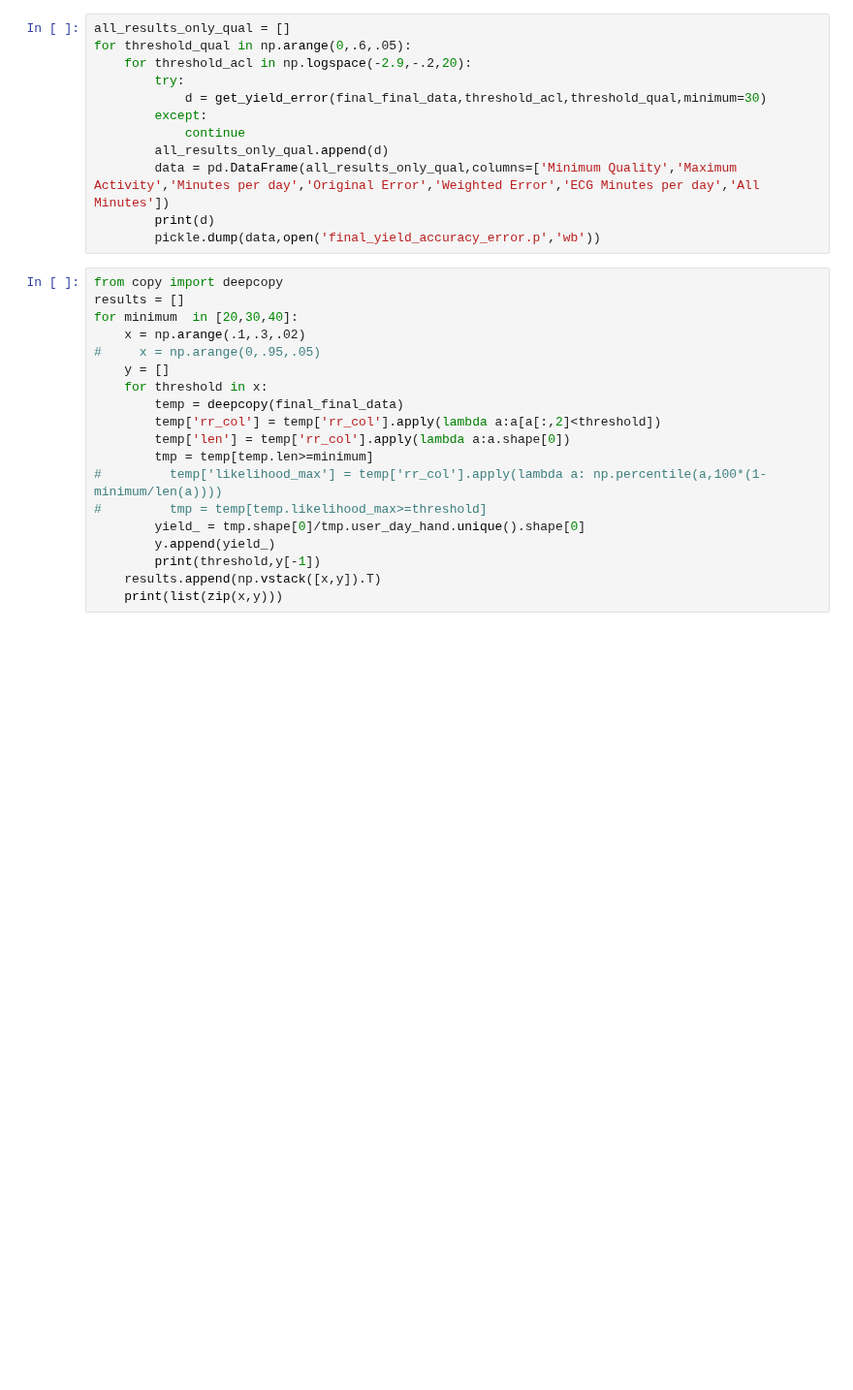
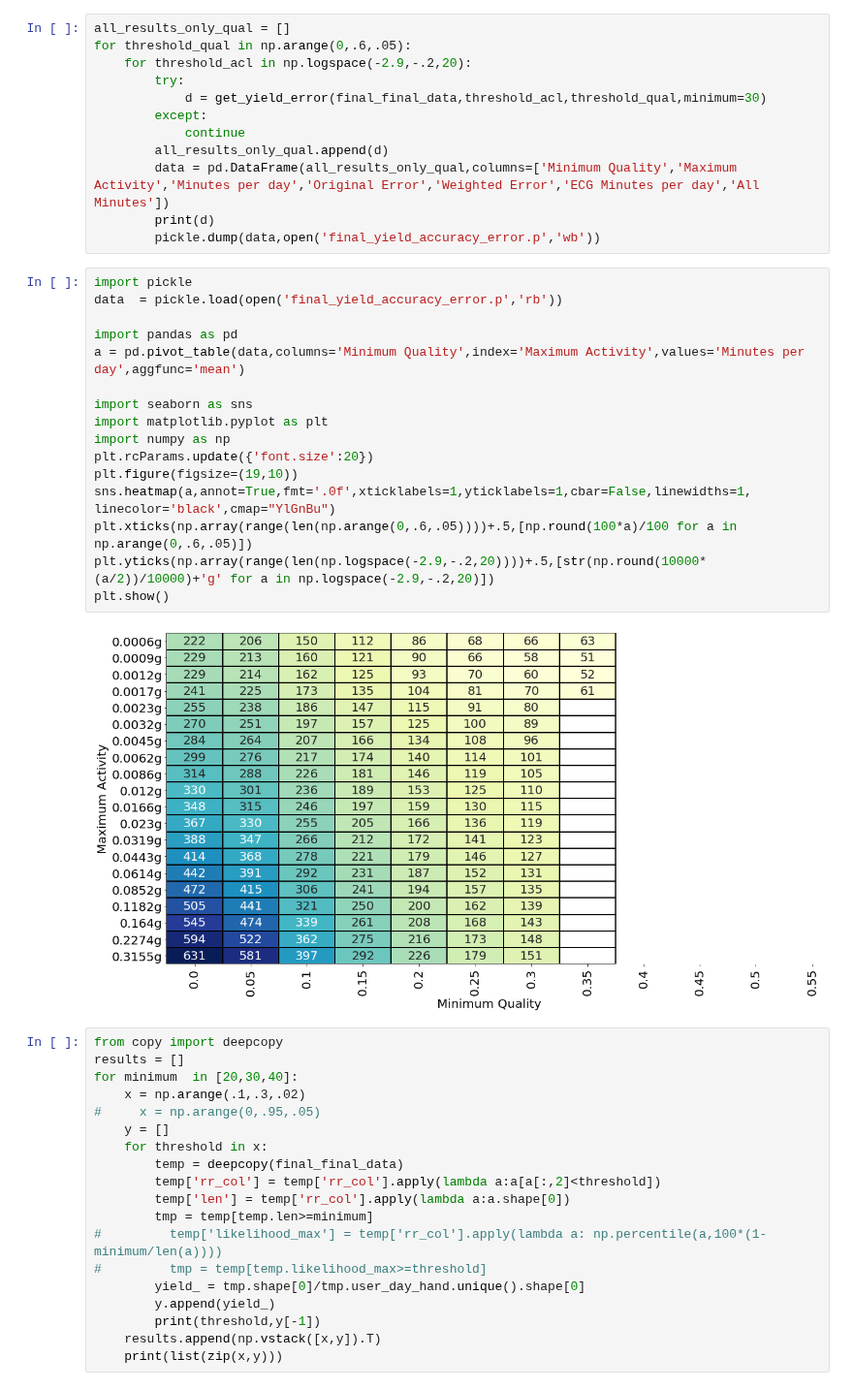
Before and after one commit to aungkonazim/RR-ECG-PPG, a Jupyter notebook: stress_exp/main_read_all_data.ipynb, the cells around one changed output. Shown at 97% size. Cells and saved outputs as stored; diff of their text form; blank space fills up the shorter version.

```diff
--- a/stress_exp/main_read_all_data.ipynb
+++ b/stress_exp/main_read_all_data.ipynb
@@ -246,6 +246,24 @@ for threshold_qual in np.arange(0,.6,.05):
         data = pd.DataFrame(all_results_only_qual,columns=['Minimum Quality','Maximum Activity','Minutes per day','Original Error','Weighted Error','ECG Minutes per day','All Minutes'])
         print(d)
         pickle.dump(data,open('final_yield_accuracy_error.p','wb'))
+# %%
+import pickle
+data  = pickle.load(open('final_yield_accuracy_error.p','rb'))
+
+import pandas as pd
+a = pd.pivot_table(data,columns='Minimum Quality',index='Maximum Activity',values='Minutes per day',aggfunc='mean')
+
+import seaborn as sns
+import matplotlib.pyplot as plt
+import numpy as np
+plt.rcParams.update({'font.size':20})
+plt.figure(figsize=(19,10))
+sns.heatmap(a,annot=True,fmt='.0f',xticklabels=1,yticklabels=1,cbar=False,linewidths=1, linecolor='black',cmap="YlGnBu")
+plt.xticks(np.array(range(len(np.arange(0,.6,.05))))+.5,[np.round(100*a)/100 for a in np.arange(0,.6,.05)])
+plt.yticks(np.array(range(len(np.logspace(-2.9,-.2,20))))+.5,[str(np.round(10000*(a/2))/10000)+'g' for a in np.logspace(-2.9,-.2,20)])
+plt.show()
+# %% [output]
+[figure, added]
 # %%
 from copy import deepcopy
 results = []
```
Also changed, not shown: 32 other files.
